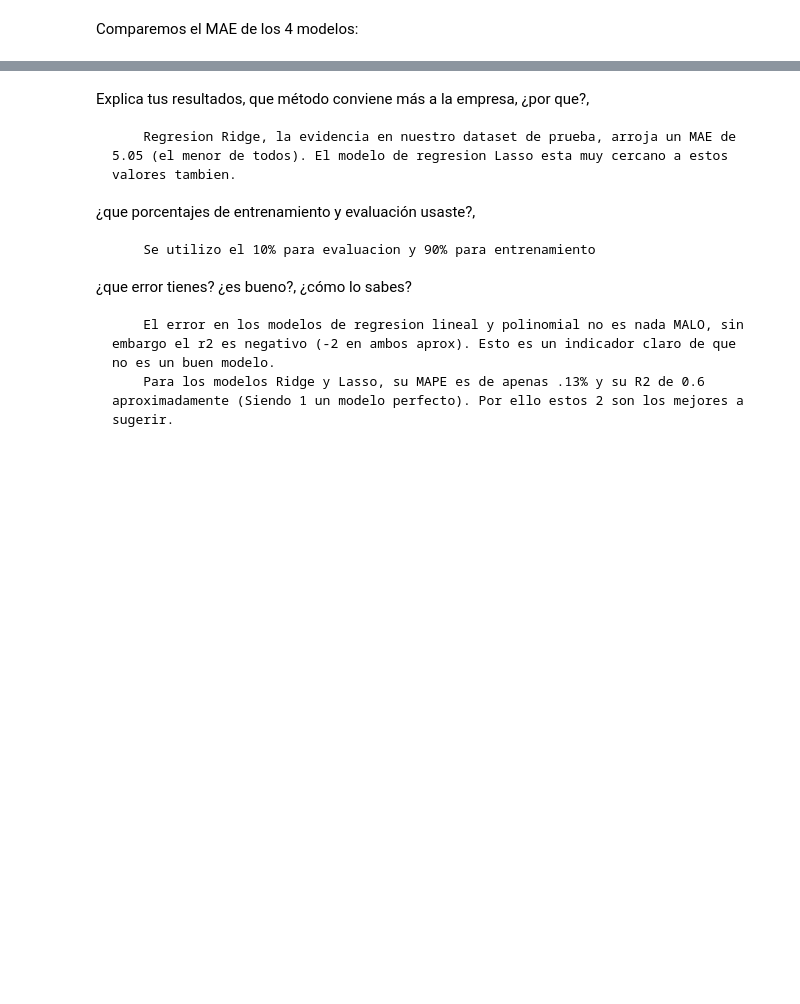
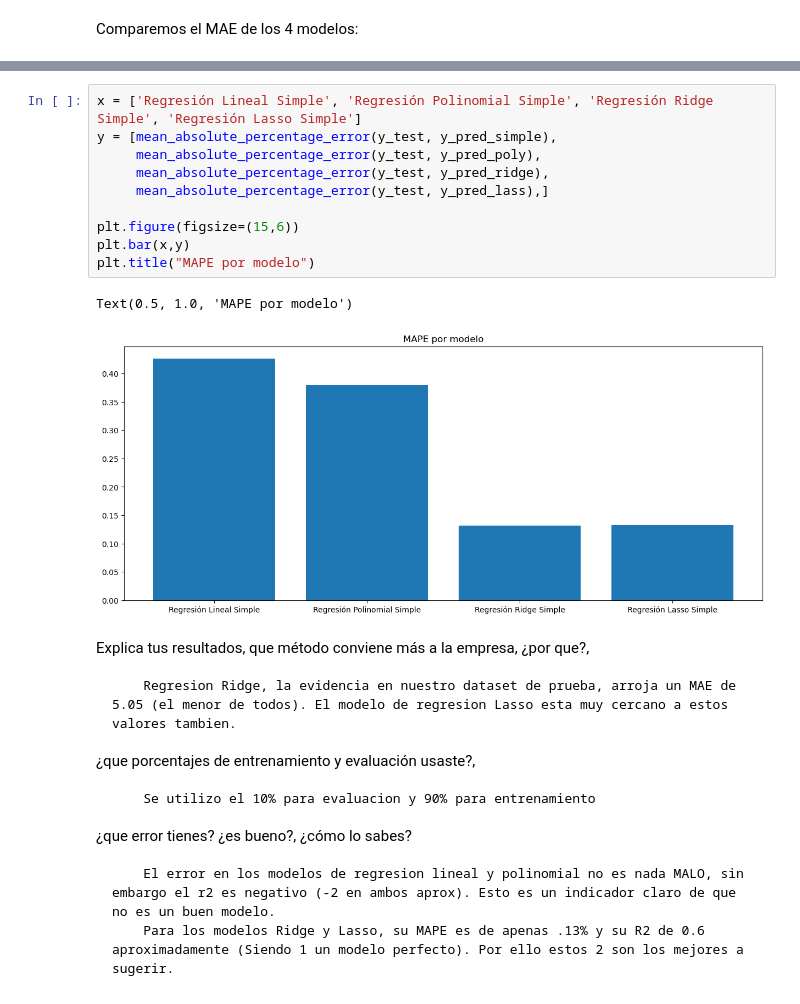
Before and after one commit to PosgradoMNA/actividades-de-aprendizaje-A01150931, a Jupyter notebook: semana8_kmeans/TecMty_Regresion_lineal_polinomial.ipynb, the cells around one changed output, grey strips where cells are left out. Drawn from its saved outputs; the diff is of its cells as text; blank space fills up the shorter version.

```diff
--- a/semana8_kmeans/TecMty_Regresion_lineal_polinomial.ipynb
+++ b/semana8_kmeans/TecMty_Regresion_lineal_polinomial.ipynb
@@ -324,3 +320,16 @@ Porcentaje de error medio Absoluto (MAPE) Lasso: 0.13255151546818536
+# %%
+x = ['Regresión Lineal Simple', 'Regresión Polinomial Simple', 'Regresión Ridge Simple', 'Regresión Lasso Simple']
+y = [mean_absolute_percentage_error(y_test, y_pred_simple),
+     mean_absolute_percentage_error(y_test, y_pred_poly),
+     mean_absolute_percentage_error(y_test, y_pred_ridge),
+     mean_absolute_percentage_error(y_test, y_pred_lass),]
+
+plt.figure(figsize=(15,6))
+plt.bar(x,y)
+plt.title("MAPE por modelo")
+# %% [output]
+Text(0.5, 1.0, 'MAPE por modelo')
+[figure, added]
 # %% [markdown]
 Explica tus resultados, que método conviene más a la empresa, ¿por que?,
 
```
Also changed, not shown: parts of 5 cells of this notebook.
